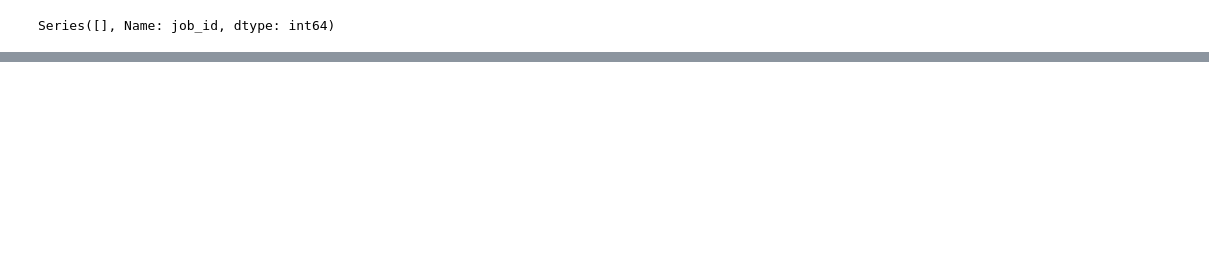
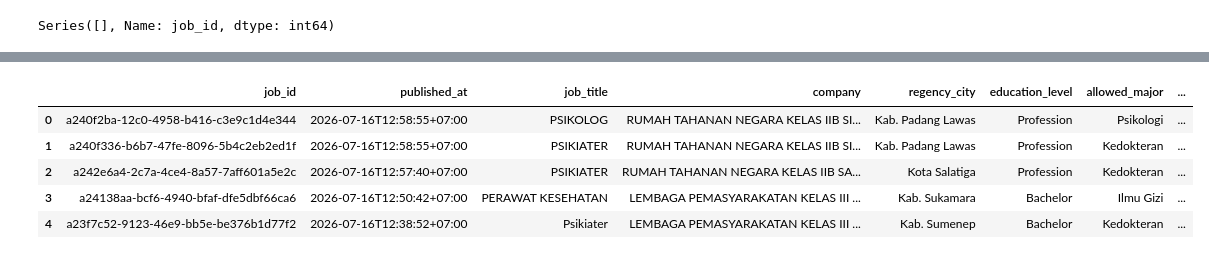
Before and after one commit to tejakusumahyusuf832/maganghub-analysis, a Jupyter notebook: notebooks/2.0-yt-data-preparation.ipynb, the cells around one changed output, grey strips where cells are left out. Drawn from its saved outputs; the diff is of its cells as text; code cells hidden in the pictures; blank space fills up the shorter version.

```diff
--- a/notebooks/2.0-yt-data-preparation.ipynb
+++ b/notebooks/2.0-yt-data-preparation.ipynb
@@ -176,3 +189,6 @@ display(
 )
 # %% [output]
 Series([], Name: job_id, dtype: int64)
+# %%
+# Rename Column `job_location` to `regency_city`
+internship_positions.rename(columns={"job_location": "regency_city"}, inplace=True)
@@ -178,0 +198,5 @@ Series([], Name: job_id, dtype: int64)
+# %%
+# Cast the data type of `weekly_working_day` to string
+internship_positions = internship_positions.astype({"weekly_working_day": "str"})
+
+internship_positions.info()
@@ -202,0 +254,27 @@ display(internship_positions.sample(10))
+# %%
+# Bin `requested_quota` and `approved_quota`
+quota_edges = [1, 2, 10, 50, np.inf]
+quota_labels = ["1 to 2", "3 to 10", "11 to 50", "50+"]
+
+internship_positions["requested_quota_category"] = pd.cut(
+    internship_positions["requested_quota"],
+    bins=quota_edges,
+    labels=quota_labels,
+    include_lowest=True
+)
+
+internship_positions["approved_quota_category"] = pd.cut(
+    internship_positions["approved_quota"],
+    bins=quota_edges,
+    labels=quota_labels,
+    include_lowest=True
+)
+
+display(internship_positions.head())
+# %% [output]
+|  | job_id | published_at | job_title | company | regency_city | education_level | allowed_major | ... |
+| 0 | a240f2ba-12c0-4958-b416-c3e9c1d4e344 | 2026-07-16T12:58:55+07:00 | PSIKOLOG | RUMAH TAHANAN NEGARA KELAS IIB SI... | Kab. Padang Lawas | Profession | Psikologi | ... |
+| 1 | a240f336-b6b7-47fe-8096-5b4c2eb2ed1f | 2026-07-16T12:58:55+07:00 | PSIKIATER | RUMAH TAHANAN NEGARA KELAS IIB SI... | Kab. Padang Lawas | Profession | Kedokteran | ... |
+| 2 | a242e6a4-2c7a-4ce4-8a57-7aff601a5e2c | 2026-07-16T12:57:40+07:00 | PSIKIATER | RUMAH TAHANAN NEGARA KELAS IIB SA... | Kota Salatiga | Profession | Kedokteran | ... |
+| 3 | a24138aa-bcf6-4940-bfaf-dfe5dbf66ca6 | 2026-07-16T12:50:42+07:00 | PERAWAT KESEHATAN | LEMBAGA PEMASYARAKATAN KELAS III ... | Kab. Sukamara | Bachelor | Ilmu Gizi | ... |
+| 4 | a23f7c52-9123-46e9-bb5e-be376b1d77f2 | 2026-07-16T12:38:52+07:00 | Psikiater | LEMBAGA PEMASYARAKATAN KELAS III ... | Kab. Sumenep | Bachelor | Kedokteran | ... |
```
Also changed, not shown: parts of 21 cells of this notebook, 1 other file.
